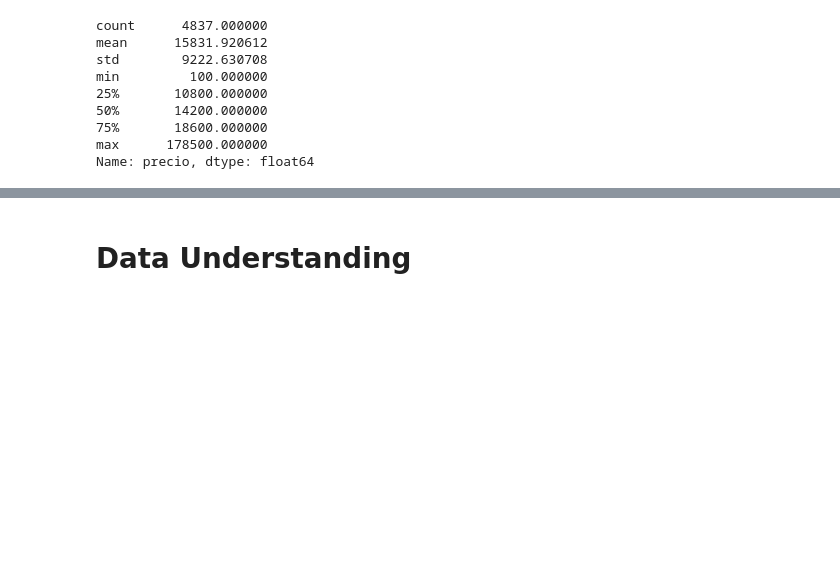
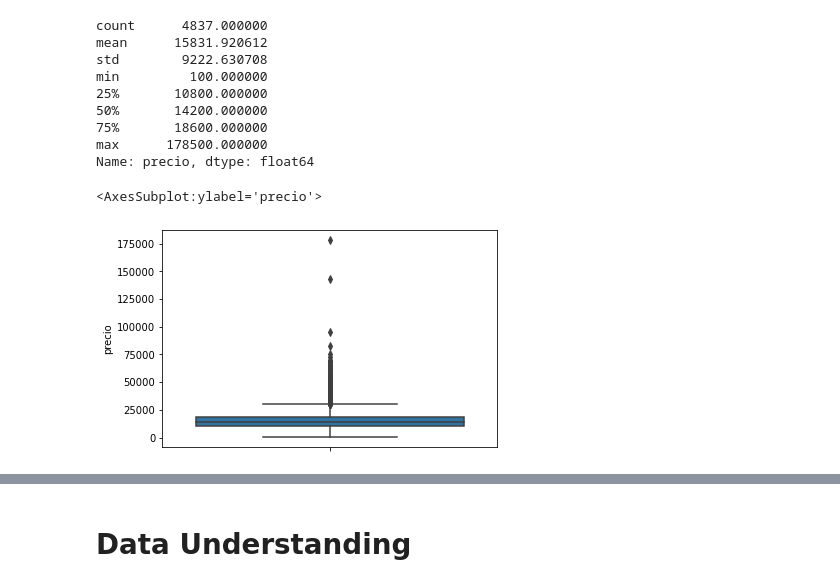
Before and after one commit to jgrau90/BMW_Regression, a Jupyter notebook: bmw_regression.ipynb, the cells around one changed output, grey strips where cells are left out. Cells and saved outputs as stored; diff of their text form; code cells hidden in the pictures; blank space fills up the shorter version.

```diff
--- a/bmw_regression.ipynb
+++ b/bmw_regression.ipynb
@@ -77,3 +80,8 @@ min         100.000000
 75%       18600.000000
 max      178500.000000
 Name: precio, dtype: float64
+# %%
+sns.boxplot(data = df, y =TARGET)
+# %% [output]
+<AxesSubplot:ylabel='precio'>
+[figure, added]
```
Also changed, not shown: parts of 7 cells of this notebook, 1 other file.
